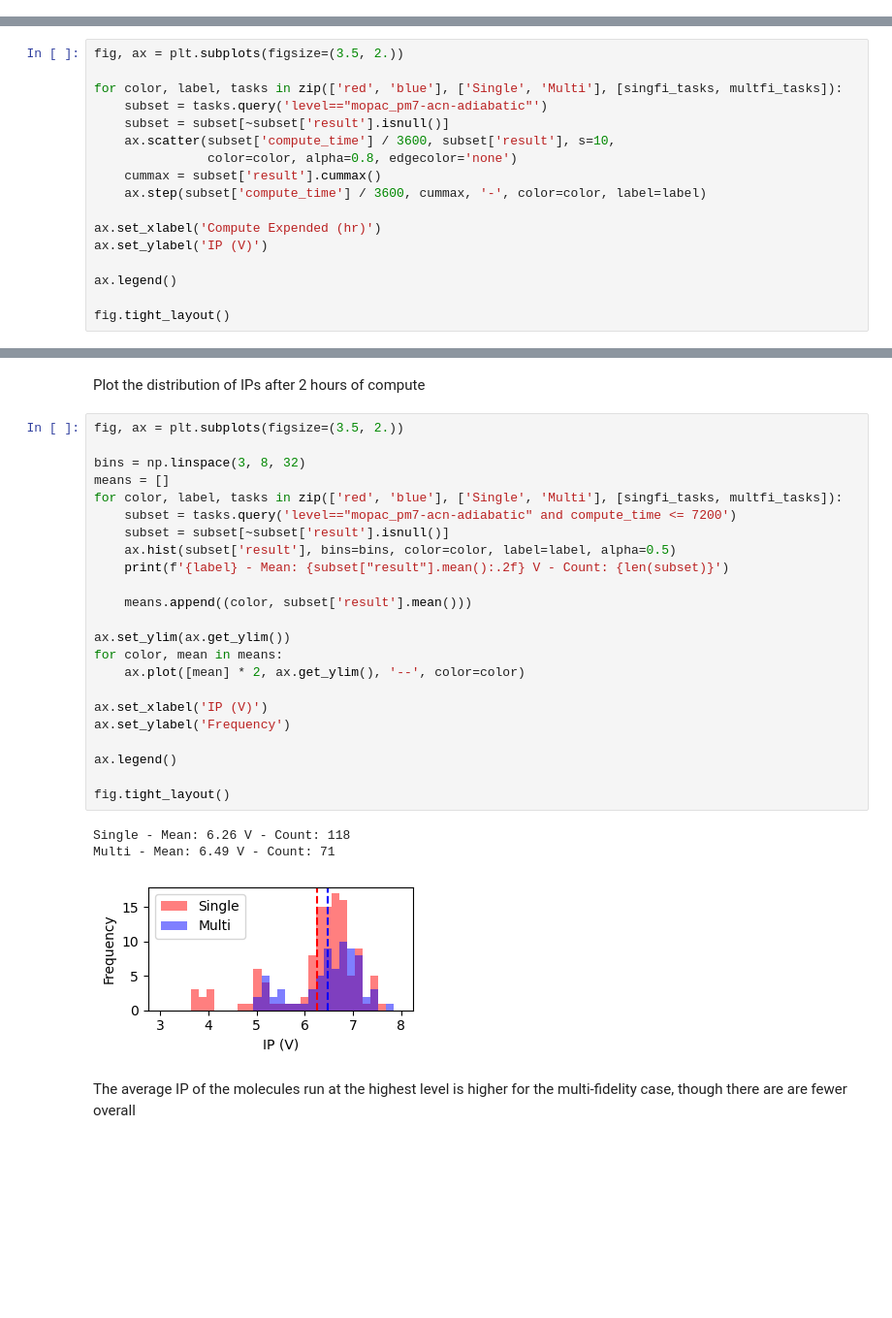
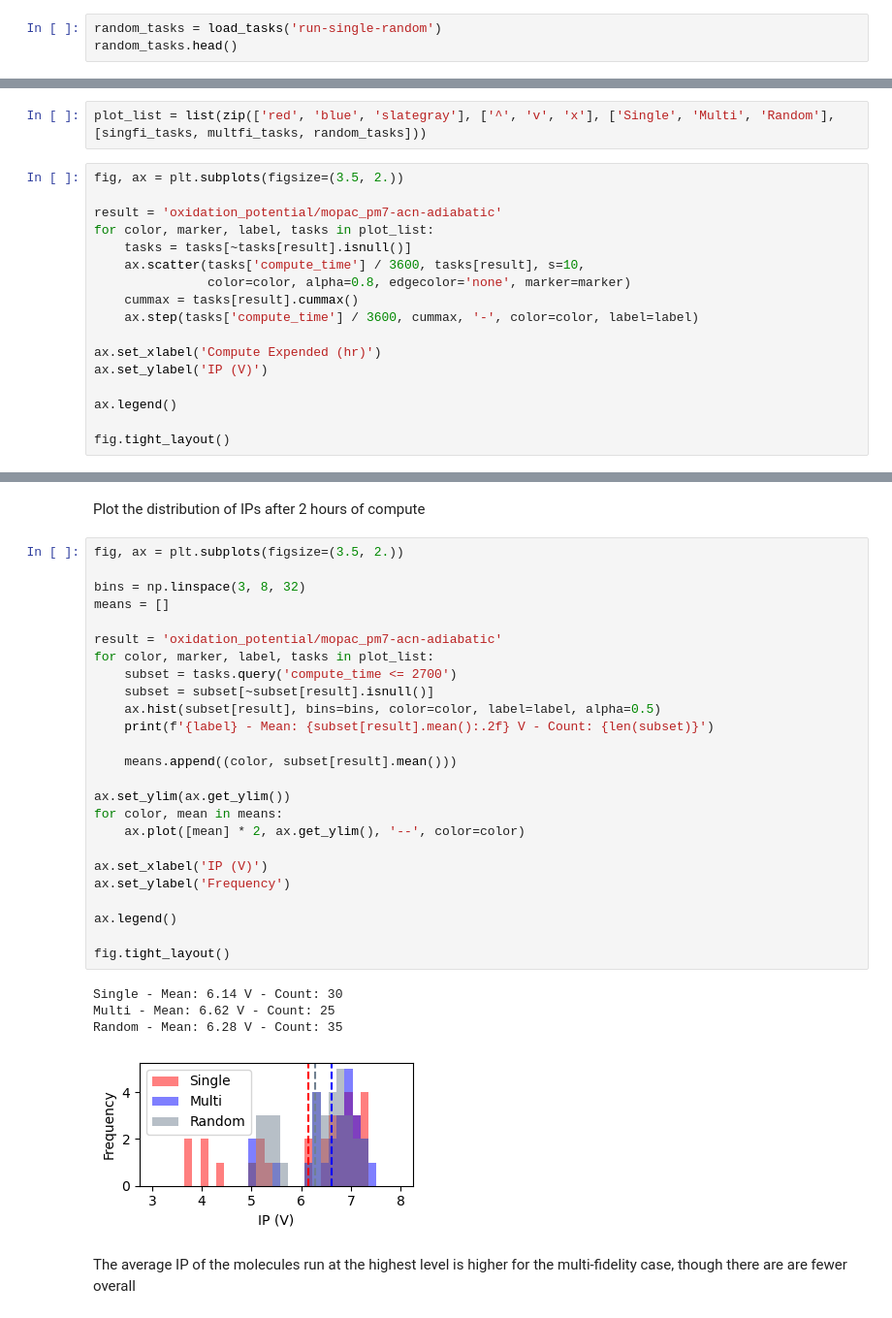
Before and after one commit to exalearn/ExaMol, a Jupyter notebook: examples/redoxmers-multifidelity/assess-results.ipynb, the cells around one changed output, grey strips where cells are left out. Shown at 97% size. Drawn from its saved outputs; the diff is of its cells as text; blank space fills up the shorter version.

```diff
--- a/examples/redoxmers-multifidelity/assess-results.ipynb
+++ b/examples/redoxmers-multifidelity/assess-results.ipynb
@@ -65,0 +76,3 @@ Consolidated to 200 computations
+# %%
+random_tasks = load_tasks('run-single-random')
+random_tasks.head()
@@ -87,13 +111,15 @@ See how well we're doing for each recipe
+# %%
+plot_list = list(zip(['red', 'blue', 'slategray'], ['^', 'v', 'x'], ['Single', 'Multi', 'Random'], [singfi_tasks, multfi_tasks, random_tasks]))
 # %%
 fig, ax = plt.subplots(figsize=(3.5, 2.))
 
-for color, label, tasks in zip(['red', 'blue'], ['Single', 'Multi'], [singfi_tasks, multfi_tasks]):
-    subset = tasks.query('level=="mopac_pm7-acn-adiabatic"')
-    subset = subset[~subset['result'].isnull()]
-    ax.scatter(subset['compute_time'] / 3600, subset['result'], s=10,
-               color=color, alpha=0.8, edgecolor='none')
-    cummax = subset['result'].cummax()
-    ax.step(subset['compute_time'] / 3600, cummax, '-', color=color, label=label)
+result = 'oxidation_potential/mopac_pm7-acn-adiabatic'
+for color, marker, label, tasks in plot_list:
+    tasks = tasks[~tasks[result].isnull()]
+    ax.scatter(tasks['compute_time'] / 3600, tasks[result], s=10,
+               color=color, alpha=0.8, edgecolor='none', marker=marker)
+    cummax = tasks[result].cummax()
+    ax.step(tasks['compute_time'] / 3600, cummax, '-', color=color, label=label)
 
 ax.set_xlabel('Compute Expended (hr)')
 ax.set_ylabel('IP (V)')
@@ -108,29 +134,32 @@ Plot the distribution of IPs after 2 hours of compute
 # %%
 fig, ax = plt.subplots(figsize=(3.5, 2.))
 
 bins = np.linspace(3, 8, 32)
 means = []
-for color, label, tasks in zip(['red', 'blue'], ['Single', 'Multi'], [singfi_tasks, multfi_tasks]):
-    subset = tasks.query('level=="mopac_pm7-acn-adiabatic" and compute_time <= 7200')
-    subset = subset[~subset['result'].isnull()]
-    ax.hist(subset['result'], bins=bins, color=color, label=label, alpha=0.5)
-    print(f'{label} - Mean: {subset["result"].mean():.2f} V - Count: {len(subset)}')
 
-    means.append((color, subset['result'].mean()))
+result = 'oxidation_potential/mopac_pm7-acn-adiabatic'
+for color, marker, label, tasks in plot_list:
+    subset = tasks.query('compute_time <= 2700')
+    subset = subset[~subset[result].isnull()]
+    ax.hist(subset[result], bins=bins, color=color, label=label, alpha=0.5)
+    print(f'{label} - Mean: {subset[result].mean():.2f} V - Count: {len(subset)}')
+
+    means.append((color, subset[result].mean()))
 
 ax.set_ylim(ax.get_ylim())
 for color, mean in means:
     ax.plot([mean] * 2, ax.get_ylim(), '--', color=color)
 
 ax.set_xlabel('IP (V)')
 ax.set_ylabel('Frequency')
 
 ax.legend()
 
 fig.tight_layout()
 # %% [output]
-Single - Mean: 6.26 V - Count: 118
-Multi - Mean: 6.49 V - Count: 71
+Single - Mean: 6.14 V - Count: 30
+Multi - Mean: 6.62 V - Count: 25
+Random - Mean: 6.28 V - Count: 35
-[figure, old version]
+[figure, new version]
 # %% [markdown]
 The average IP of the molecules run at the highest level is higher for the multi-fidelity case, though there are are fewer overall
```
Also changed, not shown: parts of 12 cells of this notebook, 6 other files.
